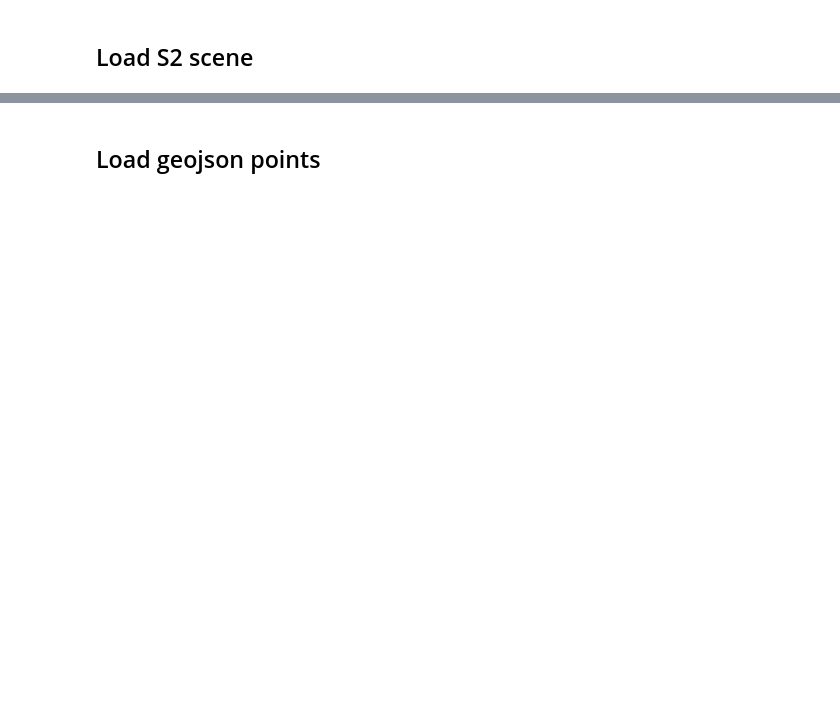
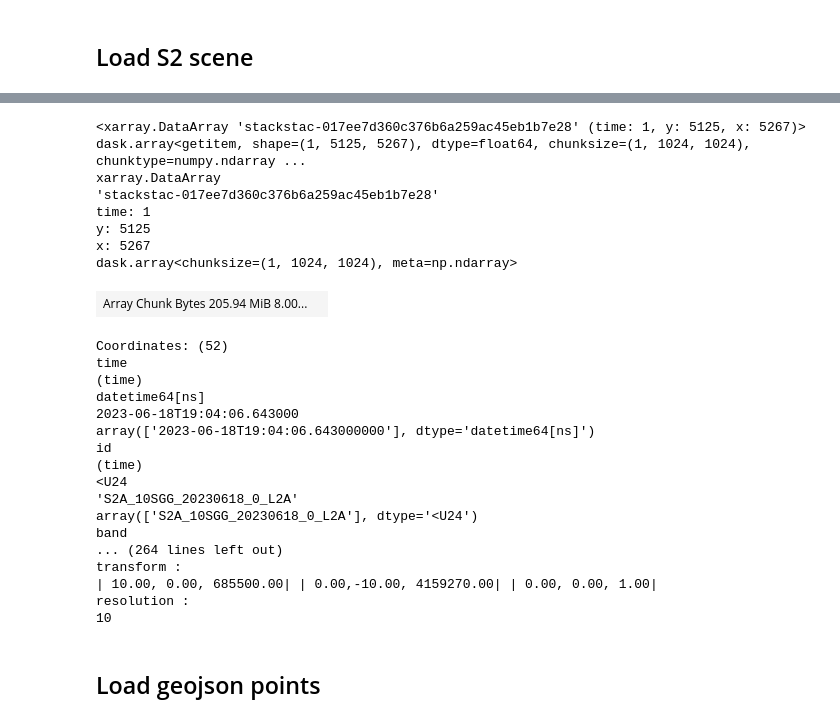
Before and after one commit to ai-extensions/s1_eda, a Jupyter notebook: 1.0_Search_STAC-API.ipynb, the cells around one changed output, grey strips where cells are left out. Drawn from its saved outputs; the diff is of its cells as text; code cells hidden in the pictures; blank space fills up the shorter version.

```diff
--- a/1.0_Search_STAC-API.ipynb
+++ b/1.0_Search_STAC-API.ipynb
@@ -179,3 +235,31 @@ print(f'- Available bands: {list(s2item.assets.keys())}')
+# %%
+stack.sel(band='red')
+# %% [output]
+<xarray.DataArray 'stackstac-017ee7d360c376b6a259ac45eb1b7e28' (time: 1, y: 5125, x: 5267)> dask.array<getitem, shape=(1, 5125, 5267), dtype=float64, chunksize=(1, 1024, 1024), chunktype=numpy.ndarray ...
+xarray.DataArray
+'stackstac-017ee7d360c376b6a259ac45eb1b7e28'
+time: 1
+y: 5125
+x: 5267
+dask.array<chunksize=(1, 1024, 1024), meta=np.ndarray>
+| Array Chunk Bytes 205.94 MiB 8.00... |  |
+Coordinates: (52)
+time
+(time)
+datetime64[ns]
+2023-06-18T19:04:06.643000
+array(['2023-06-18T19:04:06.643000000'], dtype='datetime64[ns]')
+id
+(time)
+<U24
+'S2A_10SGG_20230618_0_L2A'
+array(['S2A_10SGG_20230618_0_L2A'], dtype='<U24')
+band
+... (264 lines left out)
+transform :
+| 10.00, 0.00, 685500.00| | 0.00,-10.00, 4159270.00| | 0.00, 0.00, 1.00|
+resolution :
+10
 # %% [markdown]
 ## Load geojson points
 # %%
```
Also changed, not shown: parts of 15 cells of this notebook, 1 other file.
